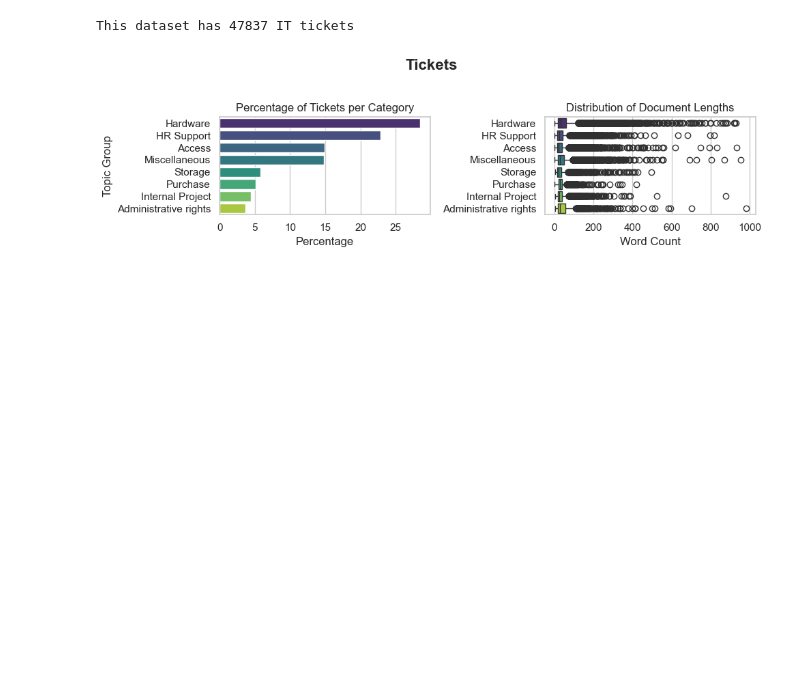
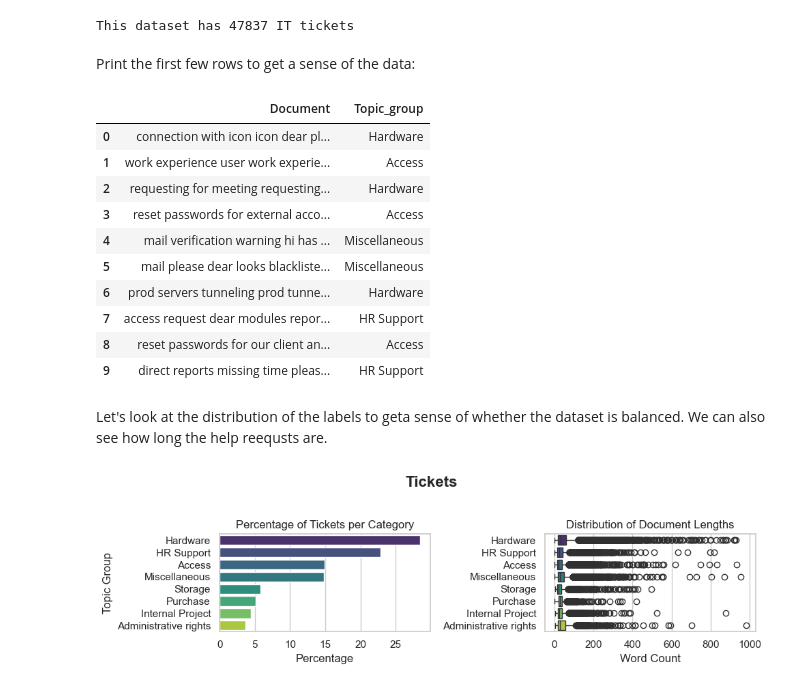
Before and after one commit to marceloamoraes/DS776_DeepLearning, a Jupyter notebook: Lessons/Lesson_08_Text_Classification/IT_Classifier.ipynb, the cells around one changed output. Cells and saved outputs as stored; diff of their text form; code cells hidden in the pictures; blank space fills up the shorter version.

```diff
--- a/Lessons/Lesson_08_Text_Classification/IT_Classifier.ipynb
+++ b/Lessons/Lesson_08_Text_Classification/IT_Classifier.ipynb
@@ -70,6 +154,24 @@ if downsample_ratio < 1.0:
     print(f'Downsampled dataset has {df.shape[0]} IT tickets')
 # %% [output]
 This dataset has 47837 IT tickets
+# %% [markdown]
+Print the first few rows to get a sense of the data:
+# %%
+df.head(10)
+# %% [output]
+|  | Document | Topic_group |
+| 0 | connection with icon icon dear pl... | Hardware |
+| 1 | work experience user work experie... | Access |
+| 2 | requesting for meeting requesting... | Hardware |
+| 3 | reset passwords for external acco... | Access |
+| 4 | mail verification warning hi has ... | Miscellaneous |
+| 5 | mail please dear looks blackliste... | Miscellaneous |
+| 6 | prod servers tunneling prod tunne... | Hardware |
+| 7 | access request dear modules repor... | HR Support |
+| 8 | reset passwords for our client an... | Access |
+| 9 | direct reports missing time pleas... | HR Support |
+# %% [markdown]
+Let's look at the distribution of the labels to geta sense of whether the dataset is balanced.  We can also see how long the help reequsts are.
 # %%
 # Calculate percentages per category
 category_counts = df["Topic_group"].value_counts(normalize=True) * 100
```
Also changed, not shown: parts of 74 cells of this notebook, 8 other files.
